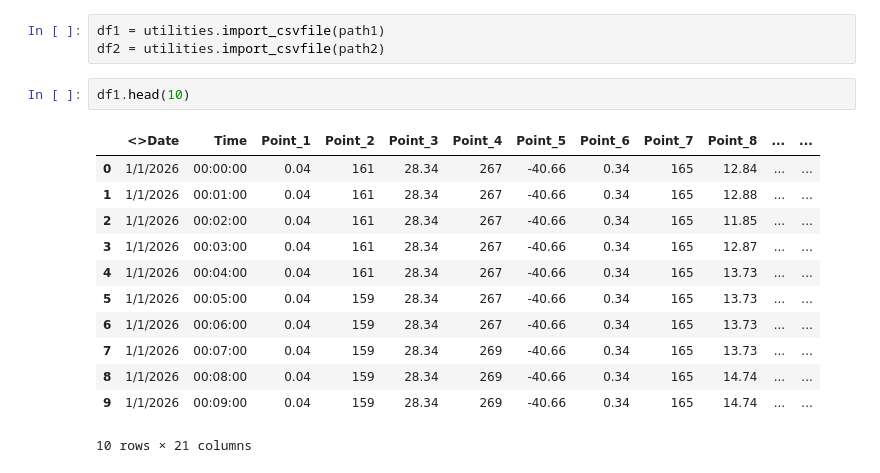
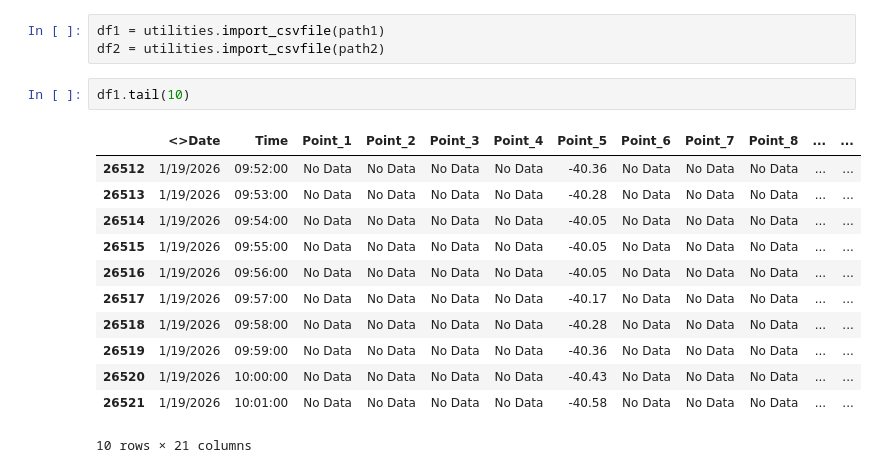
Before and after one commit to JohnCaruthers1AZ/refsys, a Jupyter notebook: point_name_test.ipynb, the cells around one changed output. Saved outputs shown, nothing was run; the diff lists cells and outputs as text.

```diff
--- a/point_name_test.ipynb
+++ b/point_name_test.ipynb
@@ -143,17 +143,17 @@ path2 = '/home/engineering/Documents/PdM/data/amp_press_data/raw/refrigerant_mon
 df1 = utilities.import_csvfile(path1)
 df2 = utilities.import_csvfile(path2)
 # %%
-df1.head(10)
+df1.tail(10)
 # %% [output]
 |  | <>Date | Time | Point_1 | Point_2 | Point_3 | Point_4 | Point_5 | Point_6 | Point_7 | Point_8 | ... | ... |
-| 0 | 1/1/2026 | 00:00:00 | 0.04 | 161 | 28.34 | 267 | -40.66 | 0.34 | 165 | 12.84 | ... | ... |
-| 1 | 1/1/2026 | 00:01:00 | 0.04 | 161 | 28.34 | 267 | -40.66 | 0.34 | 165 | 12.88 | ... | ... |
-| 2 | 1/1/2026 | 00:02:00 | 0.04 | 161 | 28.34 | 267 | -40.66 | 0.34 | 165 | 11.85 | ... | ... |
-| 3 | 1/1/2026 | 00:03:00 | 0.04 | 161 | 28.34 | 267 | -40.66 | 0.34 | 165 | 12.87 | ... | ... |
-| 4 | 1/1/2026 | 00:04:00 | 0.04 | 161 | 28.34 | 267 | -40.66 | 0.34 | 165 | 13.73 | ... | ... |
-| 5 | 1/1/2026 | 00:05:00 | 0.04 | 159 | 28.34 | 267 | -40.66 | 0.34 | 165 | 13.73 | ... | ... |
-| 6 | 1/1/2026 | 00:06:00 | 0.04 | 159 | 28.34 | 267 | -40.66 | 0.34 | 165 | 13.73 | ... | ... |
-| 7 | 1/1/2026 | 00:07:00 | 0.04 | 159 | 28.34 | 269 | -40.66 | 0.34 | 165 | 13.73 | ... | ... |
-| 8 | 1/1/2026 | 00:08:00 | 0.04 | 159 | 28.34 | 269 | -40.66 | 0.34 | 165 | 14.74 | ... | ... |
-| 9 | 1/1/2026 | 00:09:00 | 0.04 | 159 | 28.34 | 269 | -40.66 | 0.34 | 165 | 14.74 | ... | ... |
+| 26512 | 1/19/2026 | 09:52:00 | No Data | No Data | No Data | No Data | -40.36 | No Data | No Data | No Data | ... | ... |
+| 26513 | 1/19/2026 | 09:53:00 | No Data | No Data | No Data | No Data | -40.28 | No Data | No Data | No Data | ... | ... |
+| 26514 | 1/19/2026 | 09:54:00 | No Data | No Data | No Data | No Data | -40.05 | No Data | No Data | No Data | ... | ... |
+| 26515 | 1/19/2026 | 09:55:00 | No Data | No Data | No Data | No Data | -40.05 | No Data | No Data | No Data | ... | ... |
+| 26516 | 1/19/2026 | 09:56:00 | No Data | No Data | No Data | No Data | -40.05 | No Data | No Data | No Data | ... | ... |
+| 26517 | 1/19/2026 | 09:57:00 | No Data | No Data | No Data | No Data | -40.17 | No Data | No Data | No Data | ... | ... |
+| 26518 | 1/19/2026 | 09:58:00 | No Data | No Data | No Data | No Data | -40.28 | No Data | No Data | No Data | ... | ... |
+| 26519 | 1/19/2026 | 09:59:00 | No Data | No Data | No Data | No Data | -40.36 | No Data | No Data | No Data | ... | ... |
+| 26520 | 1/19/2026 | 10:00:00 | No Data | No Data | No Data | No Data | -40.43 | No Data | No Data | No Data | ... | ... |
+| 26521 | 1/19/2026 | 10:01:00 | No Data | No Data | No Data | No Data | -40.58 | No Data | No Data | No Data | ... | ... |
 10 rows × 21 columns
```
Also changed, not shown: parts of 7 cells of this notebook.
